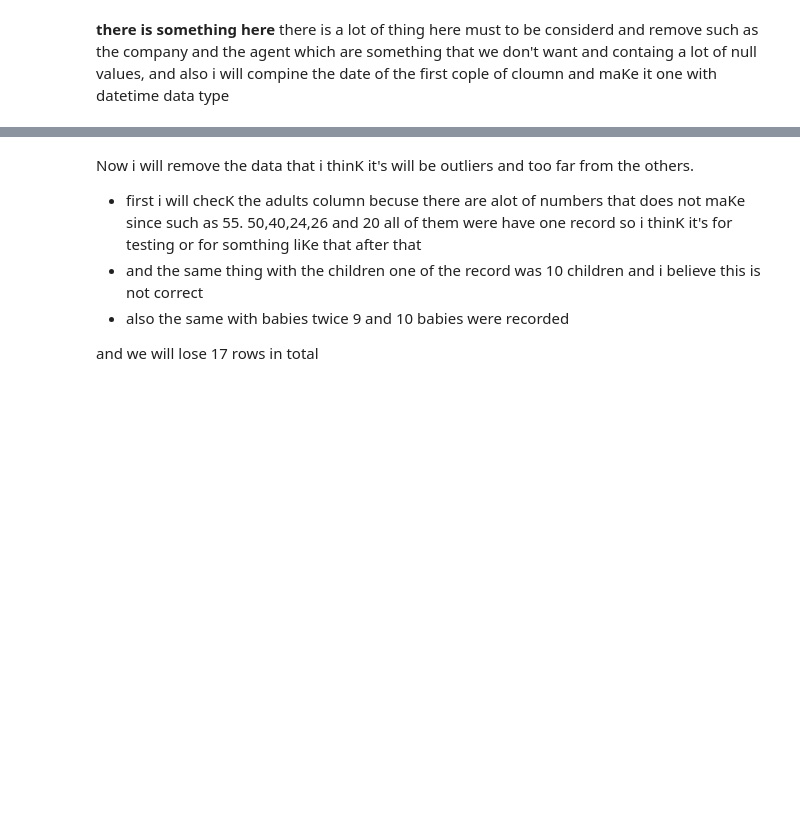
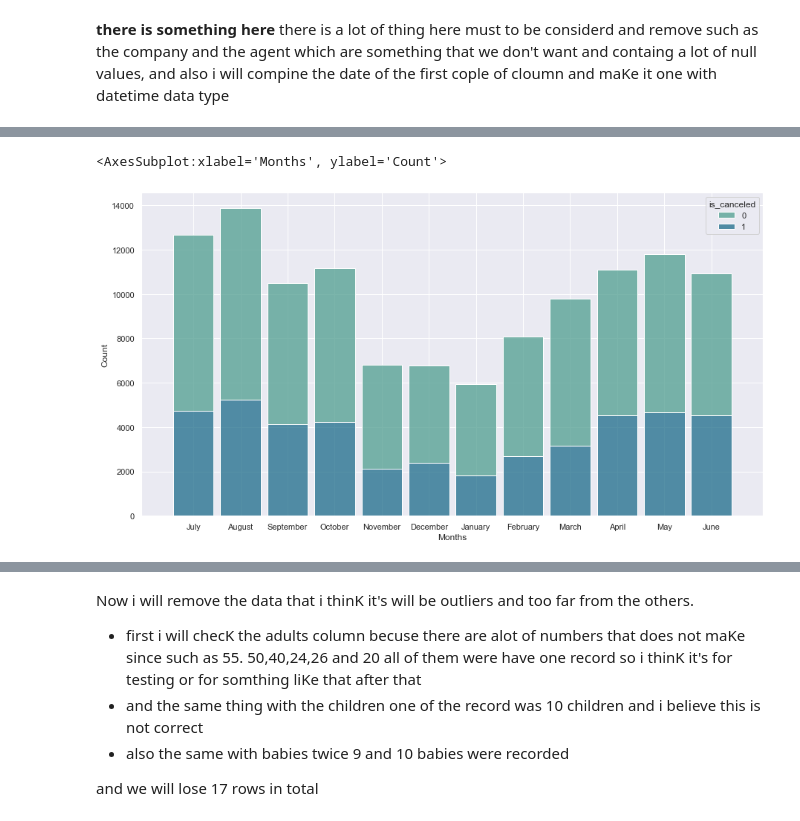
Before and after one commit to alkhonain/Tuwaiq_project, a Jupyter notebook: project/project.ipynb, the cells around one changed output, grey strips where cells are left out. Drawn from its saved outputs; the diff is of its cells as text; code cells hidden in the pictures; blank space fills up the shorter version.

```diff
--- a/project/project.ipynb
+++ b/project/project.ipynb
@@ -116,0 +127,11 @@ df = df.drop(['company', 'agent', 'assigned_room_type', 'reserved_room_type','ar
+# %%
+def change_width(ax, new_value) :
+    for patch in ax.patches :
+        current_width = patch.get_width()
+        diff = current_width - new_value
+
+        # we change the bar width
+        patch.set_width(new_value)
+
+        # we recenter the bar
+        patch.set_x(patch.get_x() + diff * .5)
@@ -116,0 +161,11 @@ df = df.drop(['company', 'agent', 'assigned_room_type', 'reserved_room_type','ar
+# %%
+plt.figure(figsize = (15,8))
+months_chart = sns.histplot(data= df,x='arrival_date_month', hue= 'is_canceled',multiple="stack",palette='crest',)
+months_chart.set(xlabel='Months', ylabel='Count')
+change_width(months_chart,.86)
+sns.color_palette("mako", as_cmap=True)
+months_chart
+# is_canceled 0 mean not, and 1 means he is
+# %% [output]
+<AxesSubplot:xlabel='Months', ylabel='Count'>
+[figure, added]
```
Also changed, not shown: parts of 80 cells of this notebook, 6 other files.
